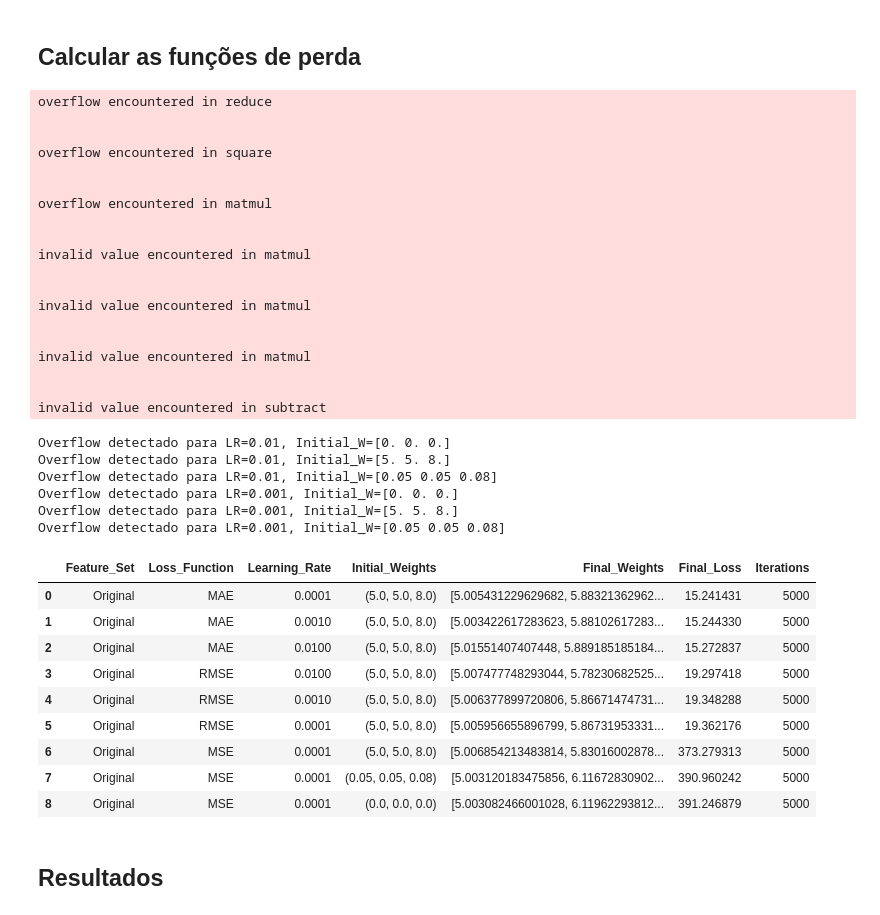
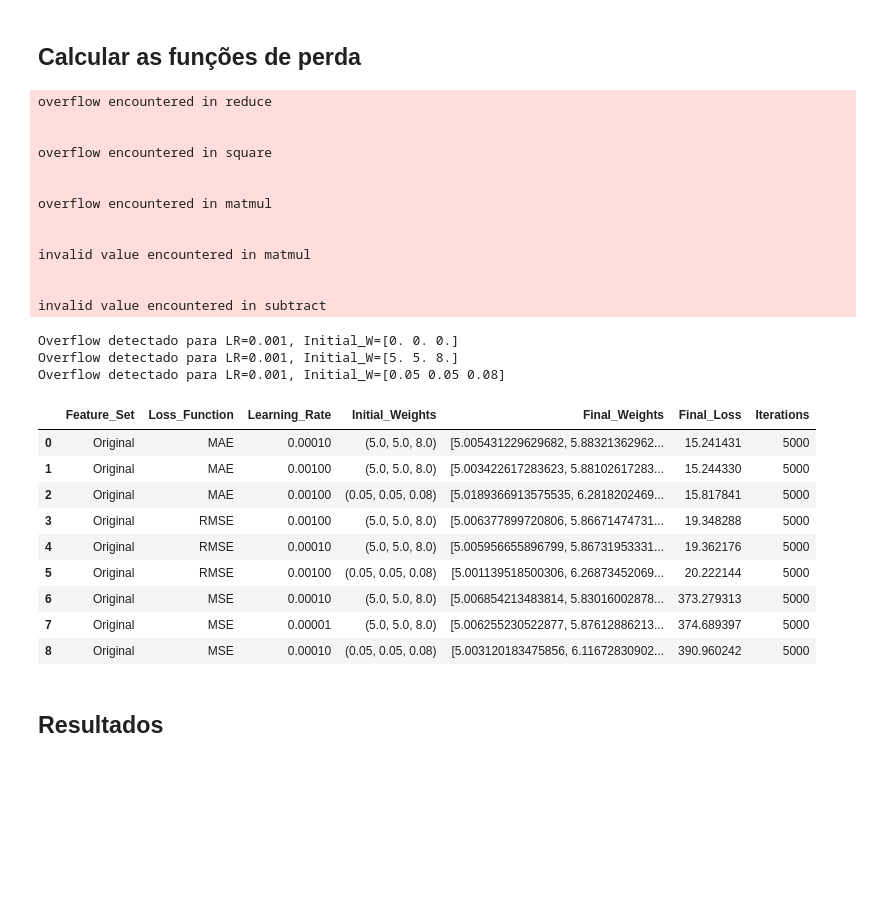
Before and after one commit to matheusssilva991/rna_tarefas_mestrado, a Jupyter notebook: src/tarefa2.ipynb, the cells around one changed output. Drawn from its saved outputs; the diff is of its cells as text; code cells hidden in the pictures; blank space fills up the shorter version.

```diff
--- a/src/tarefa2.ipynb
+++ b/src/tarefa2.ipynb
@@ -120,7 +120,7 @@ features_names = ['Original', 'Min-Max Normalized', 'Padronized']
 loss_fn_names = ['MSE', 'MAE', 'RMSE']
 loss_fn_makers = [make_mse_loss_function, make_mae_loss_function, make_rmse_loss_function]
 
-learning_rates = [0.01, 0.001, 0.0001]
+learning_rates = [0.001, 0.0001, 0.00001]
 initial_weights = [np.zeros(3), np.array([5.0, 5.0, 8.0]), np.array([0.05, 0.05, 0.08])]
 n_iterations = 5000
 tolerance = 1e-6
@@ -166,51 +166,42 @@ df_result = pd.DataFrame([
         'Loss_Function': key[1],
         'Learning_Rate': key[2],
         'Initial_Weights': key[3],
         'Final_Weights': value['weights'][-1],
         'Final_Loss': value['losses'][-1],
         'Iterations': value['n_iters']
     }
     for key, value in dict_results.items()
 ])
 
 
 df_result.sort_values(by='Final_Loss').groupby('Loss_Function').head(3).reset_index(drop=True)
 # %% [output]
 overflow encountered in reduce
 
 
 overflow encountered in square
 
 
 overflow encountered in matmul
 
 
 invalid value encountered in matmul
 
 
-invalid value encountered in matmul
-
-
-invalid value encountered in matmul
-
-
 invalid value encountered in subtract
-Overflow detectado para LR=0.01, Initial_W=[0. 0. 0.]
-Overflow detectado para LR=0.01, Initial_W=[5. 5. 8.]
-Overflow detectado para LR=0.01, Initial_W=[0.05 0.05 0.08]
 Overflow detectado para LR=0.001, Initial_W=[0. 0. 0.]
 Overflow detectado para LR=0.001, Initial_W=[5. 5. 8.]
 Overflow detectado para LR=0.001, Initial_W=[0.05 0.05 0.08]
 |  | Feature_Set | Loss_Function | Learning_Rate | Initial_Weights | Final_Weights | Final_Loss | Iterations |
-| 0 | Original | MAE | 0.0001 | (5.0, 5.0, 8.0) | [5.005431229629682, 5.88321362962... | 15.241431 | 5000 |
-| 1 | Original | MAE | 0.0010 | (5.0, 5.0, 8.0) | [5.003422617283623, 5.88102617283... | 15.244330 | 5000 |
-| 2 | Original | MAE | 0.0100 | (5.0, 5.0, 8.0) | [5.01551407407448, 5.889185185184... | 15.272837 | 5000 |
-| 3 | Original | RMSE | 0.0100 | (5.0, 5.0, 8.0) | [5.007477748293044, 5.78230682525... | 19.297418 | 5000 |
-| 4 | Original | RMSE | 0.0010 | (5.0, 5.0, 8.0) | [5.006377899720806, 5.86671474731... | 19.348288 | 5000 |
-| 5 | Original | RMSE | 0.0001 | (5.0, 5.0, 8.0) | [5.005956655896799, 5.86731953331... | 19.362176 | 5000 |
-| 6 | Original | MSE | 0.0001 | (5.0, 5.0, 8.0) | [5.006854213483814, 5.83016002878... | 373.279313 | 5000 |
-| 7 | Original | MSE | 0.0001 | (0.05, 0.05, 0.08) | [5.003120183475856, 6.11672830902... | 390.960242 | 5000 |
-| 8 | Original | MSE | 0.0001 | (0.0, 0.0, 0.0) | [5.003082466001028, 6.11962293812... | 391.246879 | 5000 |
+| 0 | Original | MAE | 0.00010 | (5.0, 5.0, 8.0) | [5.005431229629682, 5.88321362962... | 15.241431 | 5000 |
+| 1 | Original | MAE | 0.00100 | (5.0, 5.0, 8.0) | [5.003422617283623, 5.88102617283... | 15.244330 | 5000 |
+| 2 | Original | MAE | 0.00100 | (0.05, 0.05, 0.08) | [5.0189366913575535, 6.2818202469... | 15.817841 | 5000 |
+| 3 | Original | RMSE | 0.00100 | (5.0, 5.0, 8.0) | [5.006377899720806, 5.86671474731... | 19.348288 | 5000 |
+| 4 | Original | RMSE | 0.00010 | (5.0, 5.0, 8.0) | [5.005956655896799, 5.86731953331... | 19.362176 | 5000 |
+| 5 | Original | RMSE | 0.00100 | (0.05, 0.05, 0.08) | [5.001139518500306, 6.26873452069... | 20.222144 | 5000 |
+| 6 | Original | MSE | 0.00010 | (5.0, 5.0, 8.0) | [5.006854213483814, 5.83016002878... | 373.279313 | 5000 |
+| 7 | Original | MSE | 0.00001 | (5.0, 5.0, 8.0) | [5.006255230522877, 5.87612886213... | 374.689397 | 5000 |
+| 8 | Original | MSE | 0.00010 | (0.05, 0.05, 0.08) | [5.003120183475856, 6.11672830902... | 390.960242 | 5000 |
 # %% [markdown]
 ## Resultados
 # %%
```
Also changed, not shown: parts of 7 cells of this notebook, 1 other file.
